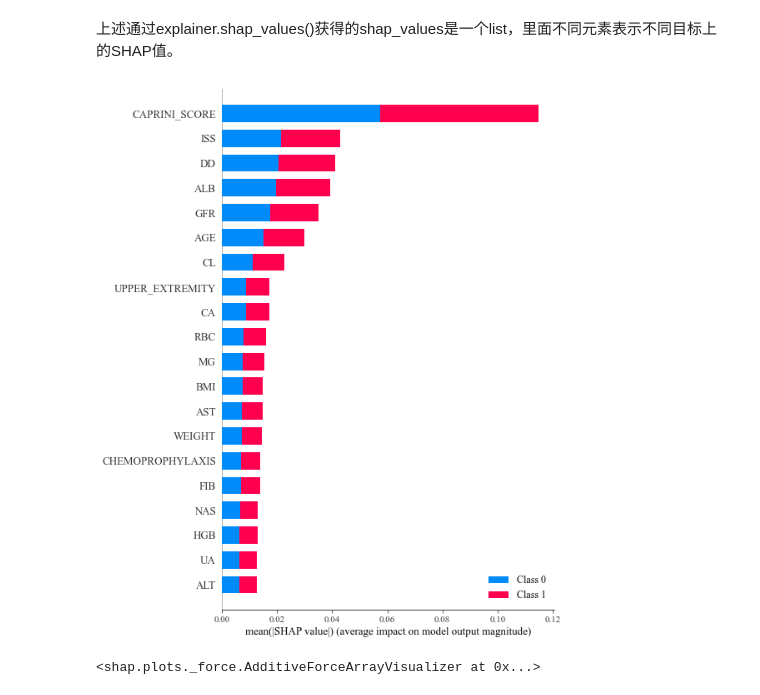
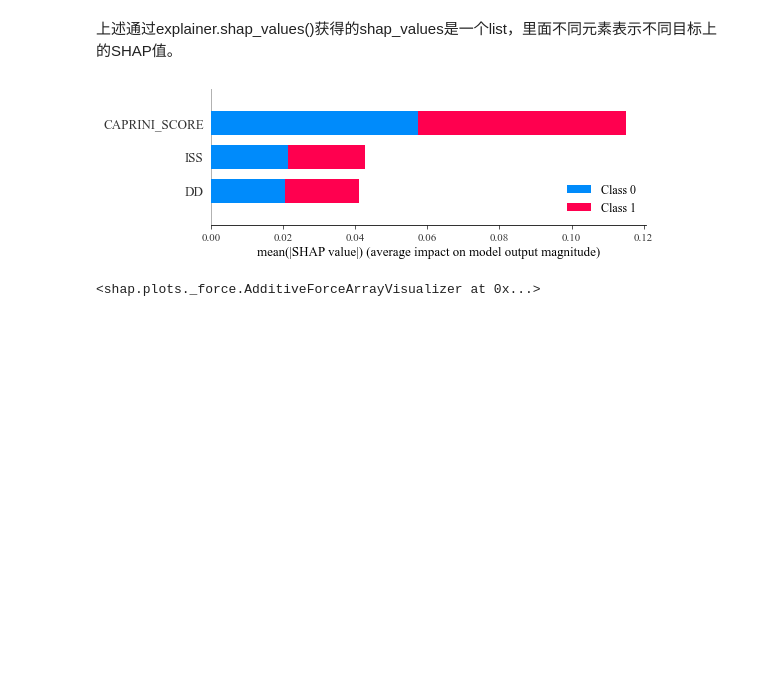
Before and after one commit to Ulti-Dreisteine/Machine-Learning-Research, a Jupyter notebook: script/VTE模型解释/model_interpretation.ipynb, the cells around one changed output. Drawn from its saved outputs; the diff is of its cells as text; code cells hidden in the pictures; blank space fills up the shorter version.

```diff
--- a/script/VTE模型解释/model_interpretation.ipynb
+++ b/script/VTE模型解释/model_interpretation.ipynb
@@ -138,9 +138,9 @@ shap_values  # NOTE: 这是一个分类问题，所以shap_values是一个对应
 # %% [markdown]
 上述通过explainer.shap_values()获得的shap_values是一个list，里面不同元素表示不同目标上的SHAP值。
 # %%
-shap.summary_plot(shap_values, X_test, plot_type="bar")
+shap.summary_plot(shap_values, X_test, plot_type="bar", max_display=3)
 # %% [output]
-[figure, old version]
+[figure, new version]
 # %%
 shap.force_plot(explainer.expected_value[1], shap_values[1][:1000, :], X_test.iloc[:1000,:])
 # %% [output]
```
Also changed, not shown: parts of 1 cell of this notebook.
